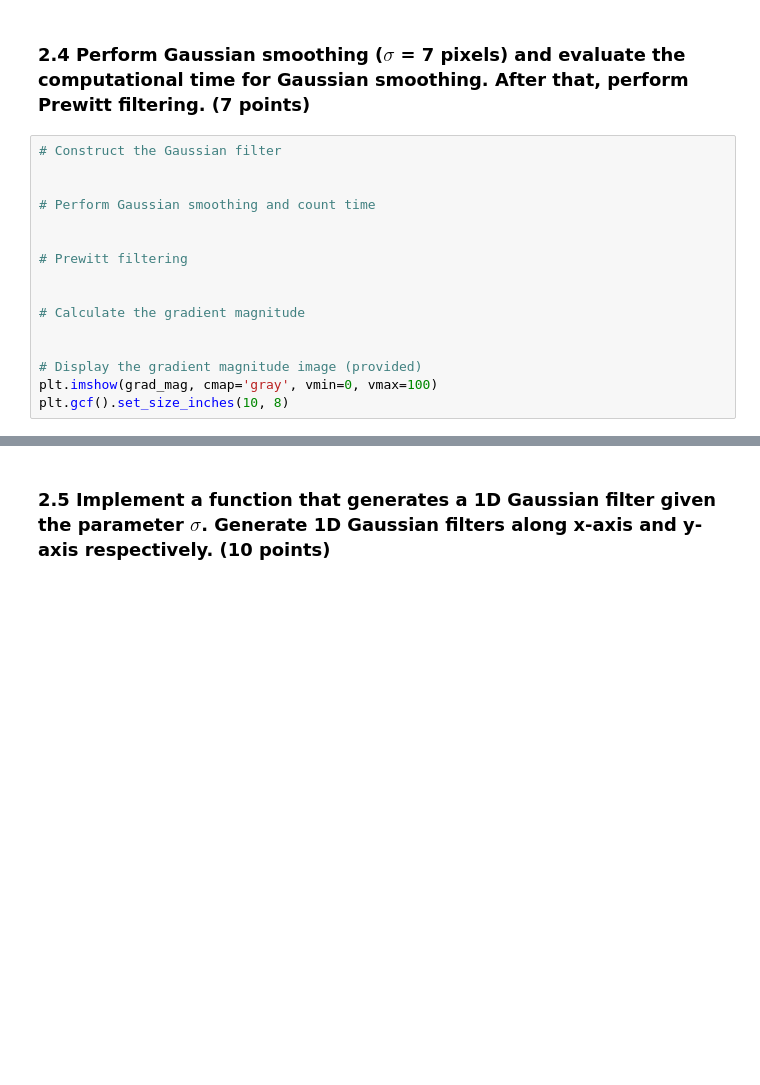
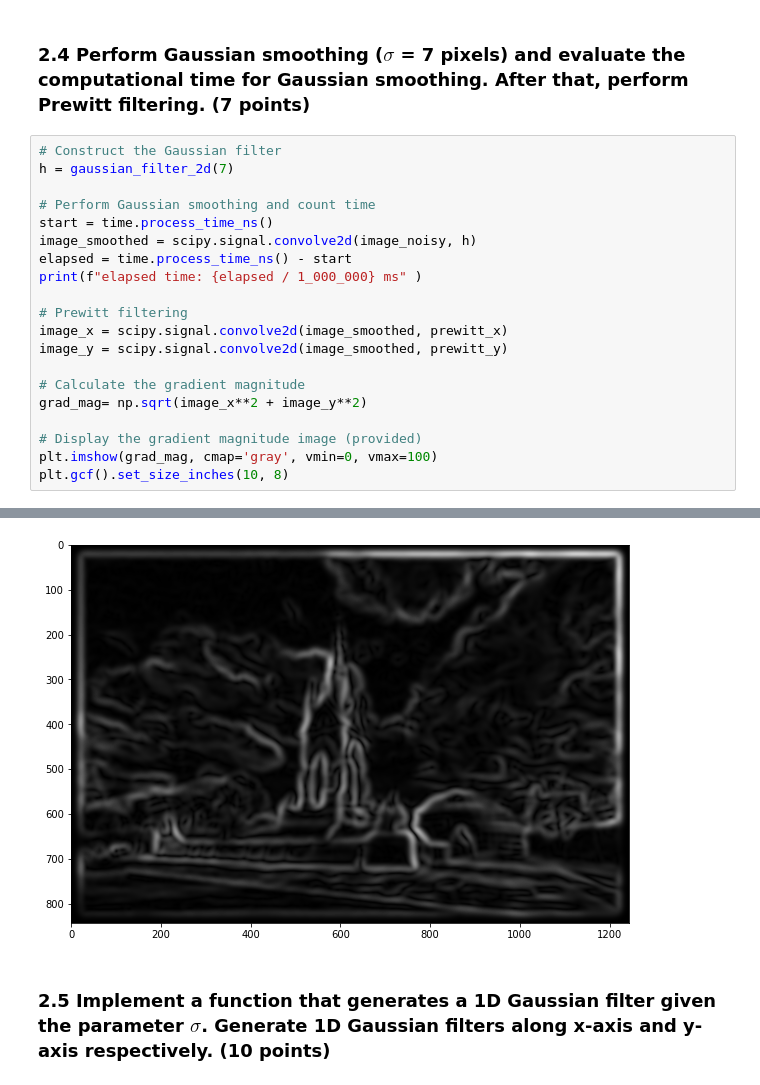
Before and after one commit to NaraS91/Computer_Vision_2022, a Jupyter notebook: coursework_01/coursework_01.ipynb, the cells around one changed output, grey strips where cells are left out. Saved outputs shown, nothing was run; the diff lists cells and outputs as text; blank space fills up the shorter version.

```diff
--- a/coursework_01/coursework_01.ipynb
+++ b/coursework_01/coursework_01.ipynb
@@ -207,17 +207,22 @@ plt.gcf().set_size_inches(10, 8)
 ### 2.4 Perform Gaussian smoothing ($\sigma$ = 7 pixels) and evaluate the computational time for Gaussian smoothing. After that, perform Prewitt filtering. (7 points)
 # %%
 # Construct the Gaussian filter
-
+h = gaussian_filter_2d(7)
 
 # Perform Gaussian smoothing and count time
-
+start = time.process_time_ns()
+image_smoothed = scipy.signal.convolve2d(image_noisy, h)
+elapsed = time.process_time_ns() - start
+print(f"elapsed time: {elapsed / 1_000_000} ms" )
 
 # Prewitt filtering
-
+image_x = scipy.signal.convolve2d(image_smoothed, prewitt_x)
+image_y = scipy.signal.convolve2d(image_smoothed, prewitt_y)
 
 # Calculate the gradient magnitude
-
+grad_mag= np.sqrt(image_x**2 + image_y**2)
 
 # Display the gradient magnitude image (provided)
 plt.imshow(grad_mag, cmap='gray', vmin=0, vmax=100)
 plt.gcf().set_size_inches(10, 8)
+# %% [output]
@@ -224,3 +230,4 @@ plt.gcf().set_size_inches(10, 8)
+[figure, added]
 # %% [markdown]
 ### 2.5 Implement a function that generates a 1D Gaussian filter given the parameter $\sigma$. Generate 1D Gaussian filters along x-axis and y-axis respectively. (10 points)
 # %%
```
Also changed, not shown: parts of 6 cells of this notebook.
